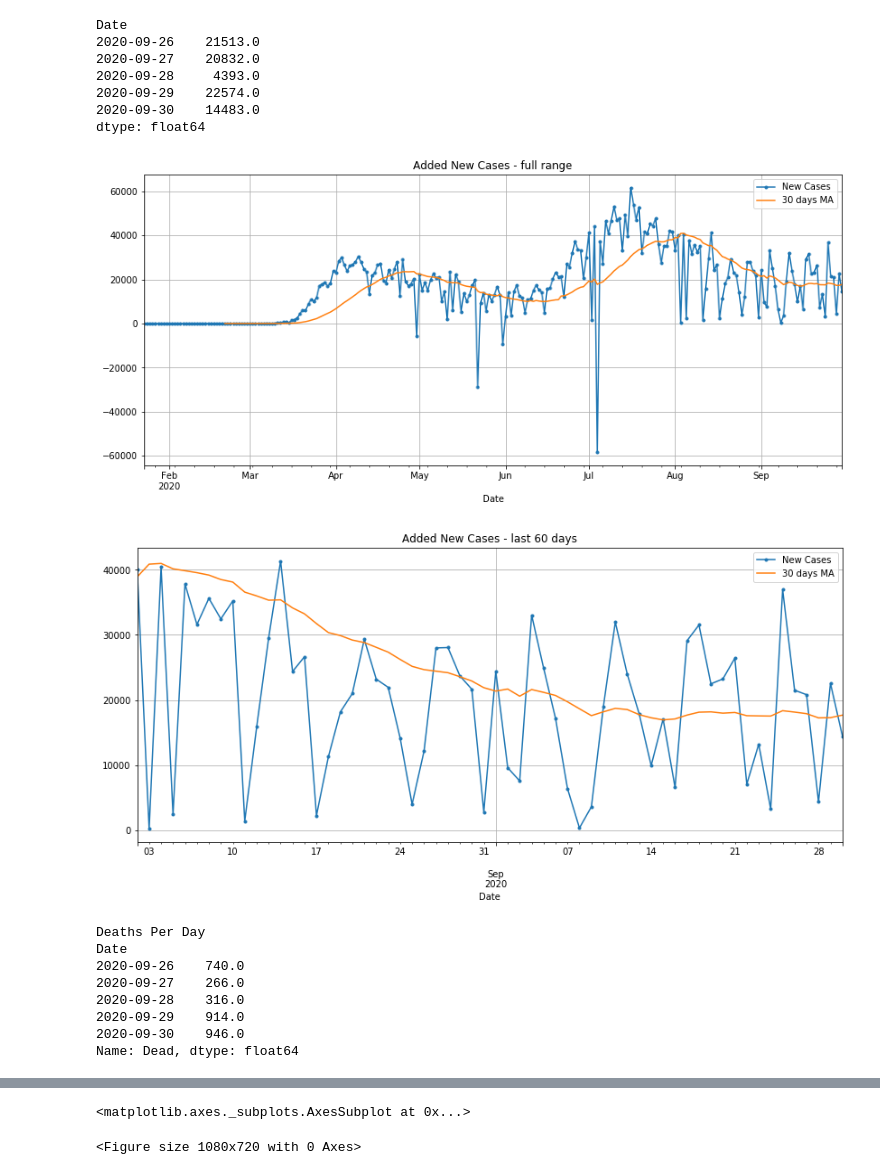
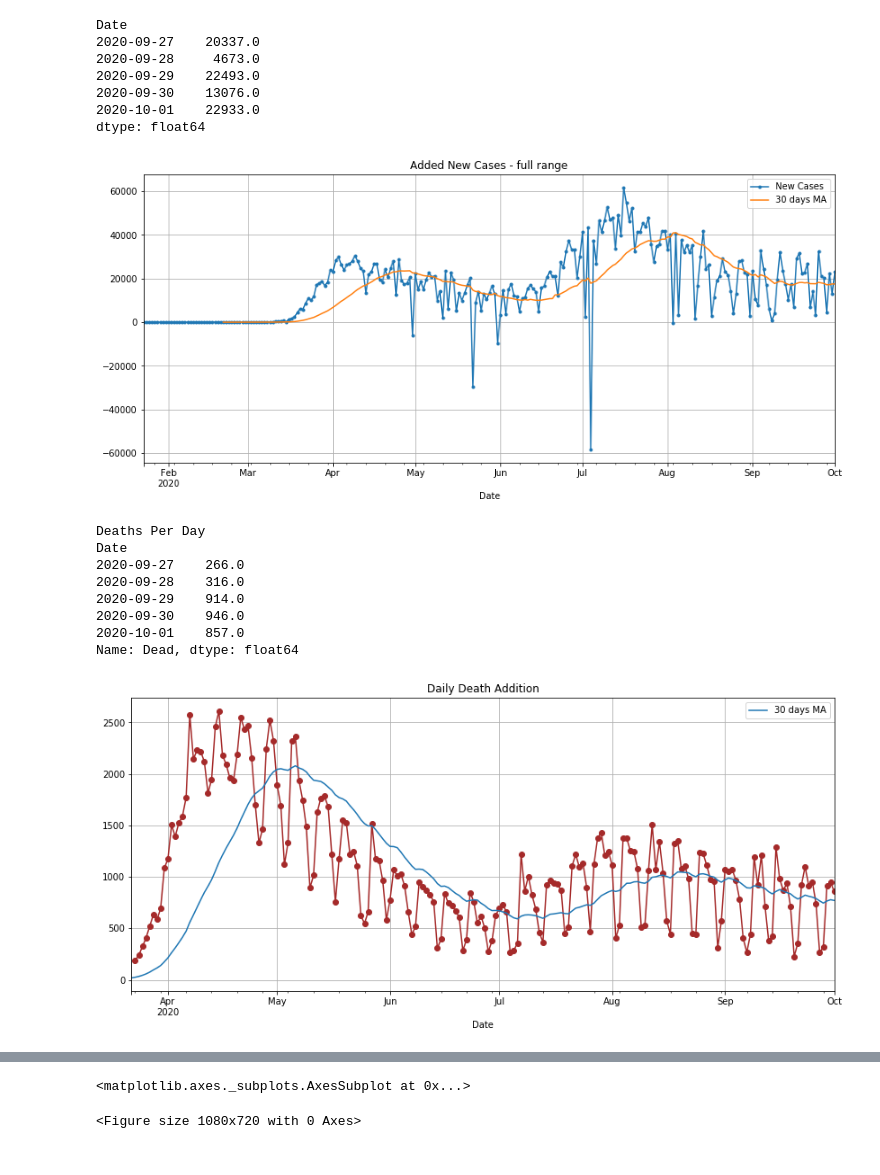
Before and after one commit to olegsheynin/data_analysis, a Jupyter notebook: coronavirus/Coronavirus Development USA.ipynb, the cells around one changed output, grey strips where cells are left out. Saved outputs shown, nothing was run; the diff lists cells and outputs as text; code cells hidden in the pictures.

```diff
--- a/coronavirus/Coronavirus Development USA.ipynb
+++ b/coronavirus/Coronavirus Development USA.ipynb
@@ -225,59 +225,59 @@ growth.plot(figsize=(14, 6)
 growth.rolling(30).mean().plot(grid=True, legend=True, label="30 days MA")
 plt.show()
 
-growth[-60:].plot(figsize=(14, 6)
-            , title="Added New Cases - last 60 days"
-            , legend=True
-            , label="New Cases"
-            , style='.-')
-growth.rolling(30).mean()[-60:].plot(grid=True, legend=True, label="30 days MA")
-
 plt.show()
 
-# Deaths daily additions
-# df_data = dead_new.shift(60).dropna()
-# df_ma = dead_new.shift(30).rolling(30).mean().dropna()
 
 df_data = dead_new[60:].dropna()
 df_ma = dead_new[30:].rolling(30).mean().dropna()
 
 print("Deaths Per Day\n" + str(df_data.tail()))
 df_data.plot(
     title="Daily Death Addition"
     , figsize=(14, 6)
     , grid = True
     , color = ['brown']
     , style = '-o'
 )
 df_ma.plot(grid=True, legend=True, label="30 days MA")
 plt.show()
 
 df = pd.DataFrame({"Daily Deaths Addition" :  dead_new, "Daily Cases Addition" : confirmed_new}, index=dead_new.index)
 
 
 plt.figure(figsize = (15,10))
 df.plot(title = "COVID-19 Dynamics"
         , grid = True
         , legend = True
         , style = '-o'
         , figsize=(14, 6)
         , color = ["darkred", "darkblue"]
        )
+
+
+# Last 60 days
+
+# growth[-60:].plot(figsize=(14, 6)
+#             , title="Added New Cases - last 60 days"
+#             , legend=True
+#             , label="New Cases"
+#             , style='.-')
+# growth.rolling(30).mean()[-60:].plot(grid=True, legend=True, label="30 days MA")
 # %% [output]
 Date
-2020-09-26    21513.0
-2020-09-27    20832.0
-2020-09-28     4393.0
-2020-09-29    22574.0
-2020-09-30    14483.0
+2020-09-27    20337.0
+2020-09-28     4673.0
+2020-09-29    22493.0
+2020-09-30    13076.0
+2020-10-01    22933.0
 dtype: float64
-[figure, old version]
+[figure, new version]
+Deaths Per Day
+Date
+2020-09-27    266.0
+2020-09-28    316.0
+2020-09-29    914.0
+2020-09-30    946.0
+2020-10-01    857.0
+Name: Dead, dtype: float64
-[figure, old version]
+[figure, new version]
-Deaths Per Day
-Date
-2020-09-26    740.0
-2020-09-27    266.0
-2020-09-28    316.0
-2020-09-29    914.0
-2020-09-30    946.0
-Name: Dead, dtype: float64
```
Also changed, not shown: parts of 7 cells of this notebook, 1 other file.
